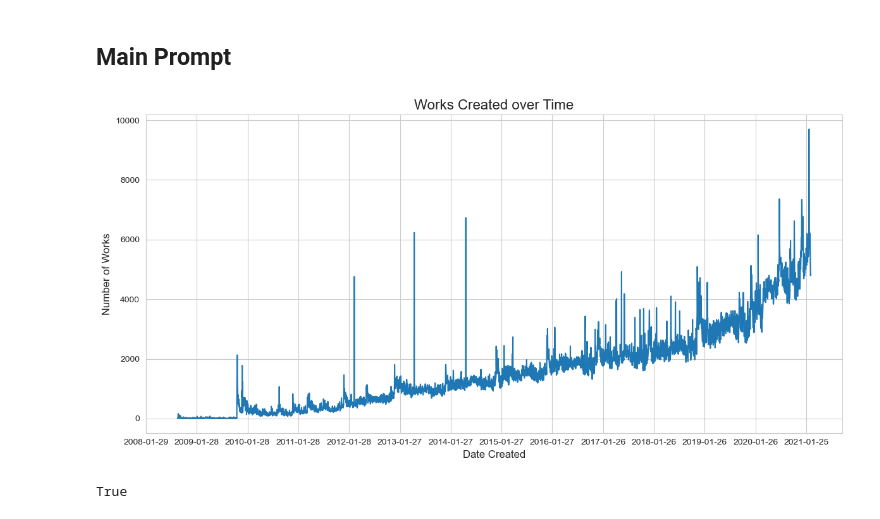
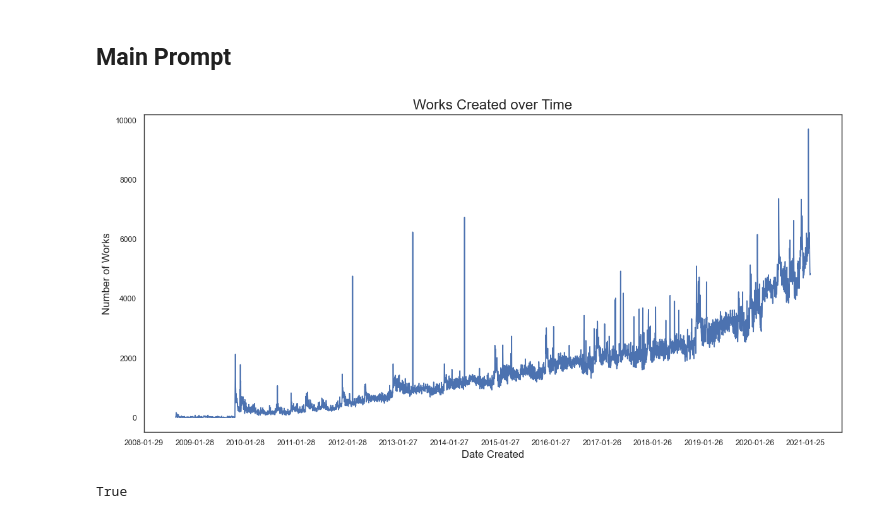
Before and after one commit to joelleneyap/fandomstudies, a Jupyter notebook: fic_spikes.ipynb, the cells around one changed output. Drawn from its saved outputs; the diff is of its cells as text; code cells hidden in the pictures.

```diff
--- a/fic_spikes.ipynb
+++ b/fic_spikes.ipynb
@@ -20,6 +20,10 @@ from bokeh.embed import file_html
 from bokeh.resources import CDN
 
 np.random.seed(seed=42)
+sns.set_context("paper")
+plt.rcParams['font.family'] = 'sans-serif'
+sns.set_palette("deep")
+sns.set_style("white")
 # %%
 tags = pd.read_csv("tags-20210226.csv")
 works = pd.read_csv("works-20210226.csv")
@@ -32,27 +36,25 @@ fandoms = tags[tags['type'] == "Fandom"]
 # %%
 works["creation date"] = pd.to_datetime(works["creation date"])
 
 works_dates = works['creation date'].value_counts().sort_index().reset_index()
 works_dates.columns = ['date', 'works']
-
-sns.set_style("whitegrid")
 
 plt.figure(figsize=(12,6))
 ax = sns.lineplot(x="date", y="works", data=works_dates)
 
 # Customize the plot
 plt.title('Works Created over Time', fontsize=16)
 plt.xlabel('Date Created', fontsize=12)
 plt.ylabel('Number of Works', fontsize=12)
 
 start, end = ax.get_xlim()
 ax.xaxis.set_ticks(np.arange(start, end, 365))
 
 # Show the plot
 plt.tight_layout()
 plt.show()
 # %% [output]
-[figure, old version]
+[figure, new version]
 # %%
 # check
 len(np.unique(works['creation date'])) == len(works_dates)
```
Also changed, not shown: parts of 6 cells of this notebook.
